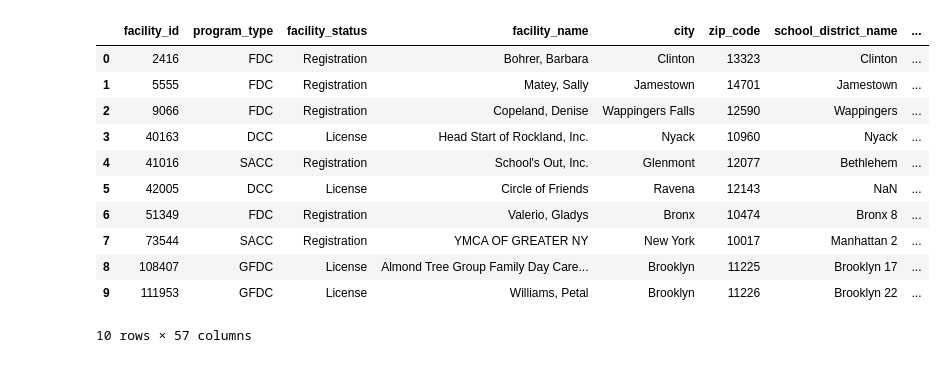
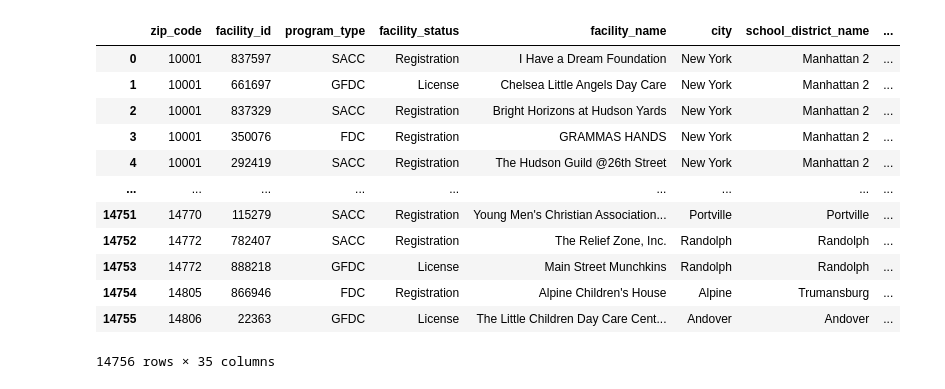
Before and after one commit to KenBitSalt/4004proj, a Jupyter notebook: ongoing.ipynb, the cells around one changed output. Drawn from its saved outputs; the diff is of its cells as text; code cells hidden in the pictures.

```diff
--- a/ongoing.ipynb
+++ b/ongoing.ipynb
@@ -56,0 +7,6 @@ zip.head(10)
+# %%
+employment = pd.read_csv('new_employment.csv')
+income = pd.read_csv('new_income.csv')
+pop =  pd.read_csv('new_population.csv')
+fac = pd.read_csv('new_child_care.csv')
+loc = pd.read_csv('new_potential_loc.csv')
@@ -57,16 +44,20 @@ zip.head(10)
 # %%
-fac = fac.merge(pop,how="left",left_on="zip_code", right_on="zipcode")
-fac.head(10)
+#print(pop)
+fac = fac.merge(pop,how="left",left_on="zip_code", right_on="zip_code")
+#test = fac.groupby('facility_id').count()
+#print(test[test["zip_code"]>1])
+fac
 # %% [output]
-|  | facility_id | program_type | facility_status | facility_name | city | zip_code | school_district_name | ... |
-| 0 | 2416 | FDC | Registration | Bohrer, Barbara | Clinton | 13323 | Clinton | ... |
-| 1 | 5555 | FDC | Registration | Matey, Sally | Jamestown | 14701 | Jamestown | ... |
-| 2 | 9066 | FDC | Registration | Copeland, Denise | Wappingers Falls | 12590 | Wappingers | ... |
-| 3 | 40163 | DCC | License | Head Start of Rockland, Inc. | Nyack | 10960 | Nyack | ... |
-| 4 | 41016 | SACC | Registration | School's Out, Inc. | Glenmont | 12077 | Bethlehem | ... |
-| 5 | 42005 | DCC | License | Circle of Friends | Ravena | 12143 | NaN | ... |
-| 6 | 51349 | FDC | Registration | Valerio, Gladys | Bronx | 10474 | Bronx 8 | ... |
-| 7 | 73544 | SACC | Registration | YMCA OF GREATER NY | New York | 10017 | Manhattan 2 | ... |
-| 8 | 108407 | GFDC | License | Almond Tree Group Family Day Care... | Brooklyn | 11225 | Brooklyn 17 | ... |
-| 9 | 111953 | GFDC | License | Williams, Petal | Brooklyn | 11226 | Brooklyn 22 | ... |
+|  | zip_code | facility_id | program_type | facility_status | facility_name | city | school_district_name | ... |
+| 0 | 10001 | 837597 | SACC | Registration | I Have a Dream Foundation | New York | Manhattan 2 | ... |
+| 1 | 10001 | 661697 | GFDC | License | Chelsea Little Angels Day Care | New York | Manhattan 2 | ... |
+| 2 | 10001 | 837329 | SACC | Registration | Bright Horizons at Hudson Yards | New York | Manhattan 2 | ... |
+| 3 | 10001 | 350076 | FDC | Registration | GRAMMAS HANDS | New York | Manhattan 2 | ... |
+| 4 | 10001 | 292419 | SACC | Registration | The Hudson Guild @26th Street | New York | Manhattan 2 | ... |
+| ... | ... | ... | ... | ... | ... | ... | ... | ... |
+| 14751 | 14770 | 115279 | SACC | Registration | Young Men's Christian Association... | Portville | Portville | ... |
+| 14752 | 14772 | 782407 | SACC | Registration | The Relief Zone, Inc. | Randolph | Randolph | ... |
+| 14753 | 14772 | 888218 | GFDC | License | Main Street Munchkins | Randolph | Randolph | ... |
+| 14754 | 14805 | 866946 | FDC | Registration | Alpine Children's House | Alpine | Trumansburg | ... |
+| 14755 | 14806 | 22363 | GFDC | License | The Little Children Day Care Cent... | Andover | Andover | ... |
-10 rows × 57 columns
+14756 rows × 35 columns
```
Also changed, not shown: parts of 29 cells of this notebook, 6 other files.
